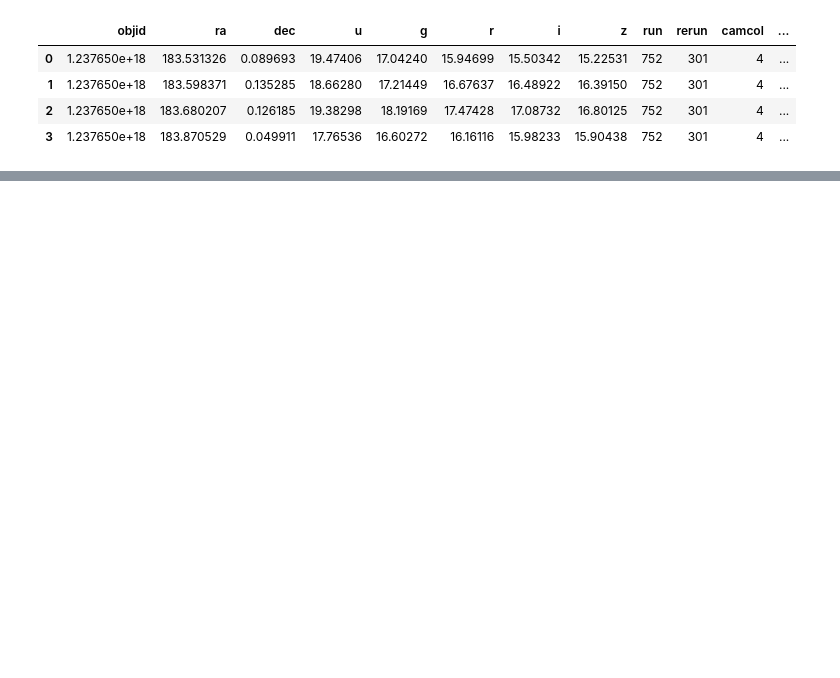
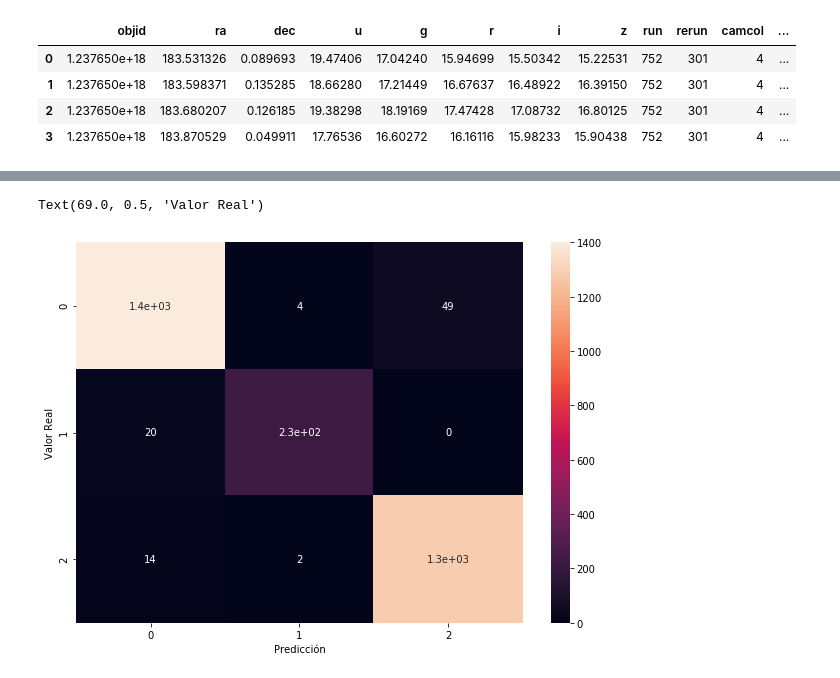
Before and after one commit to ehopperdietzel/Trabajo-1-INFO257, a Jupyter notebook: Notebook/SDSS.ipynb, the cells around one changed output, grey strips where cells are left out. Cells and saved outputs as stored; diff of their text form; code cells hidden in the pictures; blank space fills up the shorter version.

```diff
--- a/Notebook/SDSS.ipynb
+++ b/Notebook/SDSS.ipynb
@@ -142,0 +188,5 @@ df[:4]
+# %%
+# Normalizamos datos
+from sklearn.preprocessing import StandardScaler
+scaler = StandardScaler()
+X_normalized = scaler.fit_transform(X.values)
@@ -142,0 +232,9 @@ df[:4]
+# %%
+import seaborn as sn
+plt.figure(figsize = (10,7))
+sn.heatmap(cm,annot=True)
+plt.xlabel("Predicción")
+plt.ylabel("Valor Real")
+# %% [output]
+Text(69.0, 0.5, 'Valor Real')
+[figure, added]
```
Also changed, not shown: parts of 18 cells of this notebook.
